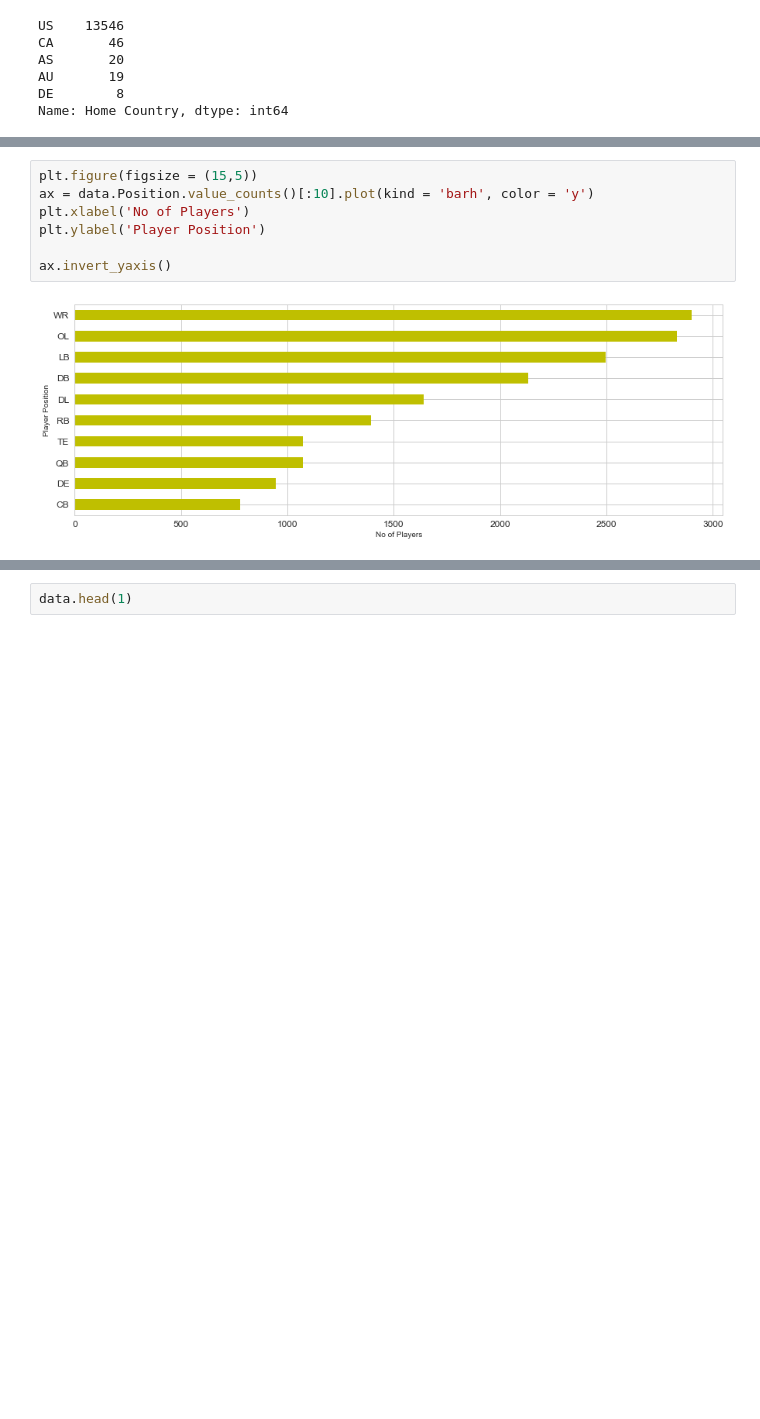
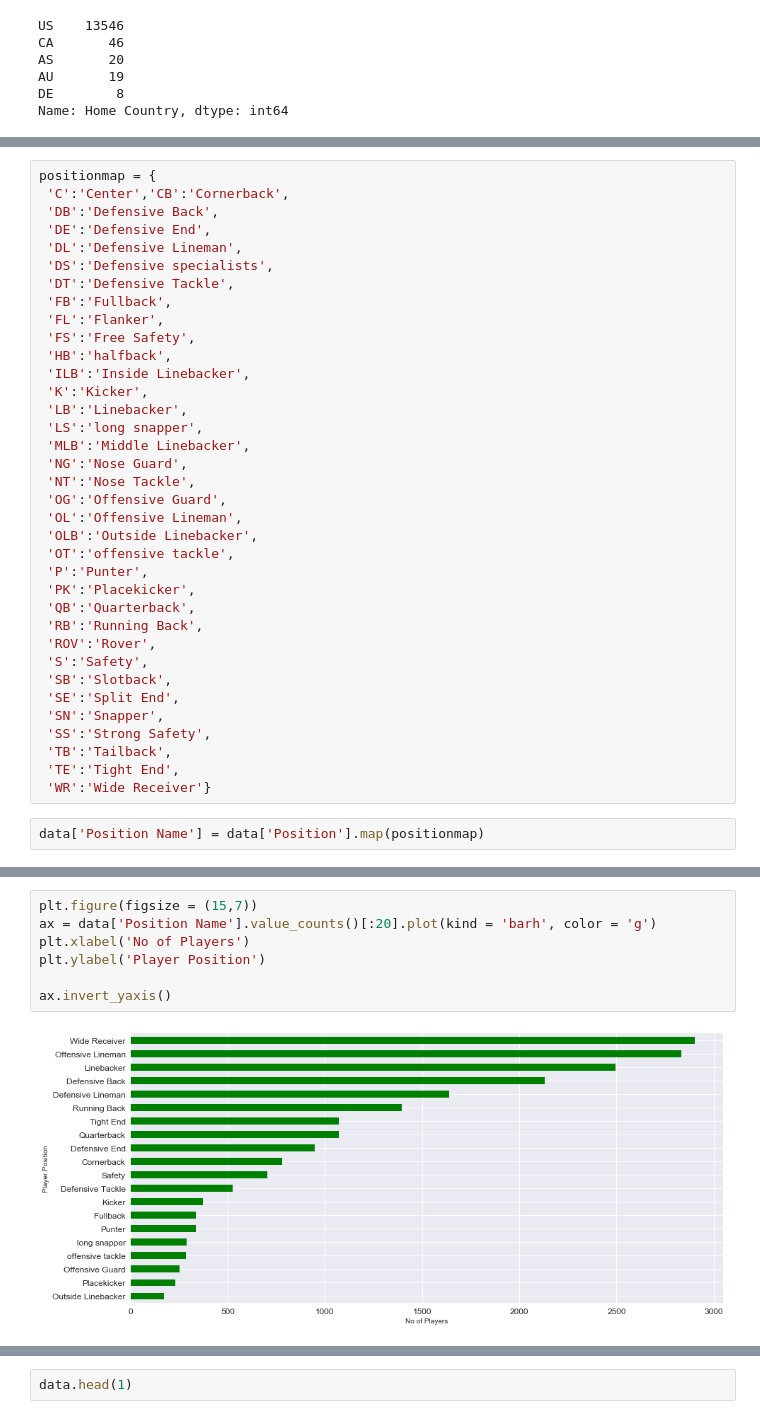
Before and after one commit to ankiijindae/Python-Machine-Learning-Projects, a Jupyter notebook: College Football Analysis.ipynb, the cells around one changed output, grey strips where cells are left out. Drawn from its saved outputs; the diff is of its cells as text; blank space fills up the shorter version.

```diff
--- a/College Football Analysis.ipynb
+++ b/College Football Analysis.ipynb
@@ -135,0 +190,38 @@ Name: Home Country, dtype: int64
+# %%
+positionmap = {
+ 'C':'Center','CB':'Cornerback',
+ 'DB':'Defensive Back',
+ 'DE':'Defensive End',
+ 'DL':'Defensive Lineman',
+ 'DS':'Defensive specialists',
+ 'DT':'Defensive Tackle',
+ 'FB':'Fullback',
+ 'FL':'Flanker',
+ 'FS':'Free Safety',
+ 'HB':'halfback',
+ 'ILB':'Inside Linebacker',
+ 'K':'Kicker',
+ 'LB':'Linebacker',
+ 'LS':'long snapper',
+ 'MLB':'Middle Linebacker',
+ 'NG':'Nose Guard',
+ 'NT':'Nose Tackle',
+ 'OG':'Offensive Guard',
+ 'OL':'Offensive Lineman',
+ 'OLB':'Outside Linebacker',
+ 'OT':'offensive tackle',
+ 'P':'Punter',
+ 'PK':'Placekicker',
+ 'QB':'Quarterback',
+ 'RB':'Running Back',
+ 'ROV':'Rover',
+ 'S':'Safety',
+ 'SB':'Slotback',
+ 'SE':'Split End',
+ 'SN':'Snapper',
+ 'SS':'Strong Safety',
+ 'TB':'Tailback',
+ 'TE':'Tight End',
+ 'WR':'Wide Receiver'}
+# %%
+data['Position Name'] = data['Position'].map(positionmap)
@@ -136,10 +237,10 @@ Name: Home Country, dtype: int64
 # %%
-plt.figure(figsize = (15,5))
-ax = data.Position.value_counts()[:10].plot(kind = 'barh', color = 'y')
+plt.figure(figsize = (15,7))
+ax = data['Position Name'].value_counts()[:20].plot(kind = 'barh', color = 'g')
 plt.xlabel('No of Players')
 plt.ylabel('Player Position')
 
 ax.invert_yaxis()
 # %% [output]
-[figure, old version]
+[figure, new version]
 # %%
```
Also changed, not shown: parts of 13 cells of this notebook.
